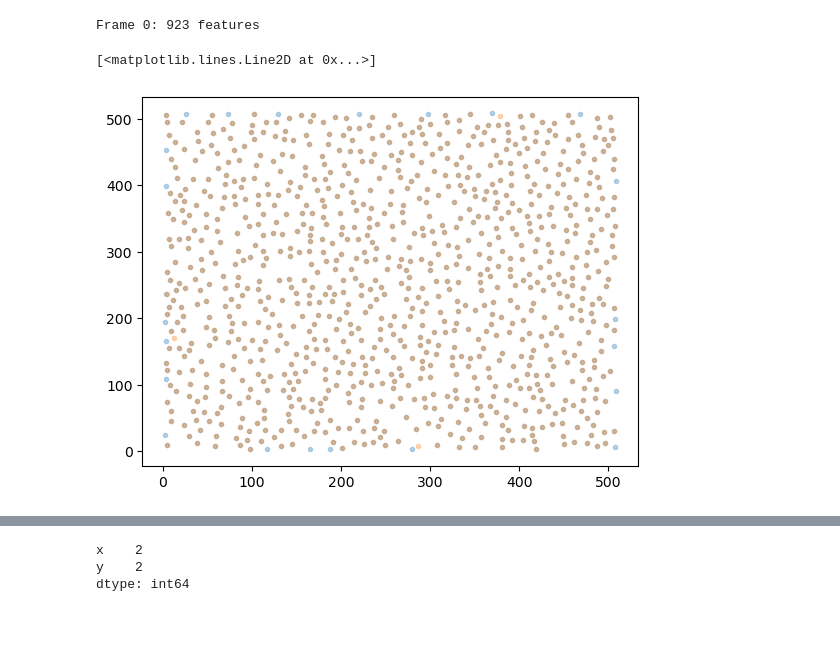
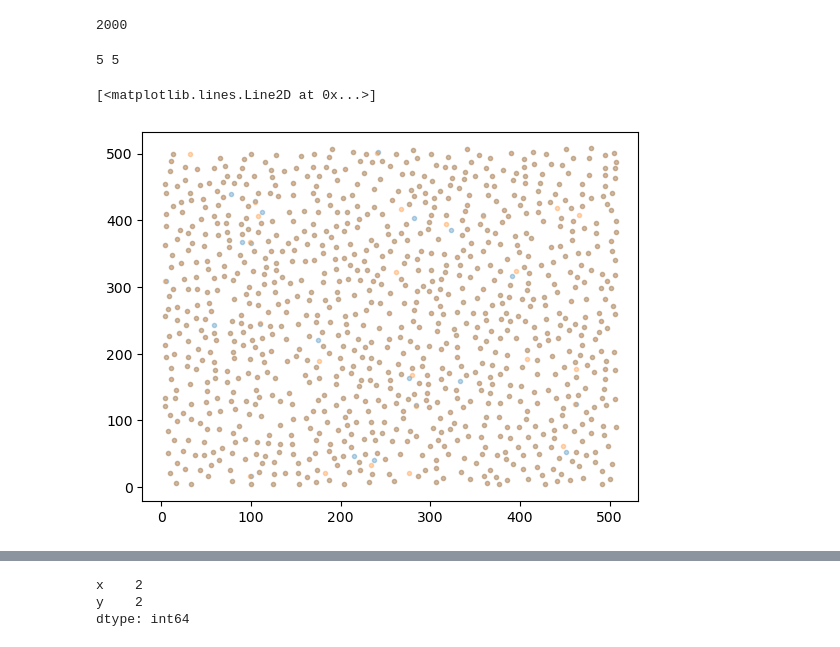
Before and after one commit to amfaber/tracking_optimizations, a Jupyter notebook: gpu-tracking/testing/explore.ipynb, the cells around one changed output, grey strips where cells are left out. Cells and saved outputs as stored; diff of their text form; code cells hidden in the pictures.

```diff
--- a/gpu-tracking/explore.ipynb
+++ b/gpu-tracking/testing/explore.ipynb
@@ -21,2 +27,0 @@ coords = lambda df: df[["y", "x"]].to_numpy().T
-# %%
-arr = tifffile.imread("../emily_tracking/sample_vids/s_20.tif")#[None, ...]
@@ -59,21 +69,40 @@ res = gpu_tracking.batch(arr, 9, cpu_processed = True, characterize = True,
 diameter = 9
 minmass = 0
 separation = 10
-my_df = pd.DataFrame(gpu_tracking.batch(arr[0:1], diameter, minmass = minmass, separation = separation), columns = ["frame", "mass", "y", "x"])
+# n_frames = 2000
+slc = slice(0, 2000)
+my_df = pd.DataFrame(gpu_tracking.batch(arr[slc], diameter, minmass = minmass, separation = separation, filter_close = True), columns = ["frame", "mass", "y", "x"])
 my_df = my_df.astype({"frame": int})[["frame", "y", "x", "mass"]]
-
-tp_df = tp.batch(arr, diameter, threshold = 0, percentile = 0, minmass = minmass, characterize = False, separation = separation)
-
-# my_tree = KDTree(coords(my_df).T)
-# tp_tree = KDTree(coords(tp_df).T)
-# dists, inds = my_tree.query(coords(tp_df).T, distance_upper_bound = 0.01)
+tp.quiet()
+tp_df = tp.batch(arr[slc], diameter, threshold = 0, percentile = 0, minmass = minmass, characterize = False, separation = separation)
-# %% [output]
-Frame 0: 923 features
-# %%
-plt.plot(*coords(my_df), "C0.", alpha = 0.3)
-plt.plot(*coords(tp_df), "C1.", alpha = 0.3)
-# plt.plot(*next(it)[1].T, "C2.", alpha = 0.3)
-# plt.plot(*coords(tp_df).T[dists == np.inf][26].T, "C2.", alpha = 0.3)
-# %% [output]
-[<matplotlib.lines.Line2D at 0x...>]
-[figure, removed]
+# %%
+errors = []
+for (frame, my_subdf), (frame, tp_subdf) in zip(my_df.groupby("frame"), tp_df.groupby("frame")):
+    idk = my_subdf.sort_values("y").reset_index(drop = True) - tp_subdf.sort_values("y").reset_index(drop = True)
+    error = np.sqrt((idk[["y", "x"]]**2).sum(axis = 1)).sum()/len(my_subdf)
+    if error > 1:
+        errors.append((my_subdf, tp_subdf))
+len(errors)
+# %% [output]
+2000
+# %%
+it = iter(errors)
+# %%
+my_subdf, tp_subdf = next(it)
+print(my_subdf["frame"].iloc[0], tp_subdf["frame"].iloc[0])
+# my_coords = coords(my_df[my_df["frame"] == f])
+# tp_coords = coords(tp_df[tp_df["frame"] == f])
+my_coords = coords(my_subdf)
+tp_coords = coords(tp_subdf)
+
+my_tree = KDTree(my_coords.T)
+tp_tree = KDTree(tp_coords.T)
+# print(my_tree.query(tp_coords.T, distance_upper_bound = 0.2)[0].sum())
+# print(tp_tree.query(my_coords.T, distance_upper_bound = 0.2)[0].sum())
+plt.plot(*my_coords, "C0.", alpha = 0.3)
+plt.plot(*tp_coords, "C1.", alpha = 0.3)
+# plt.plot(idk[0], idk[1], ".")
+# %% [output]
+5 5
+[<matplotlib.lines.Line2D at 0x...>]
+[figure, added]
```
Also changed, not shown: parts of 18 cells of this notebook, 34 other files.
